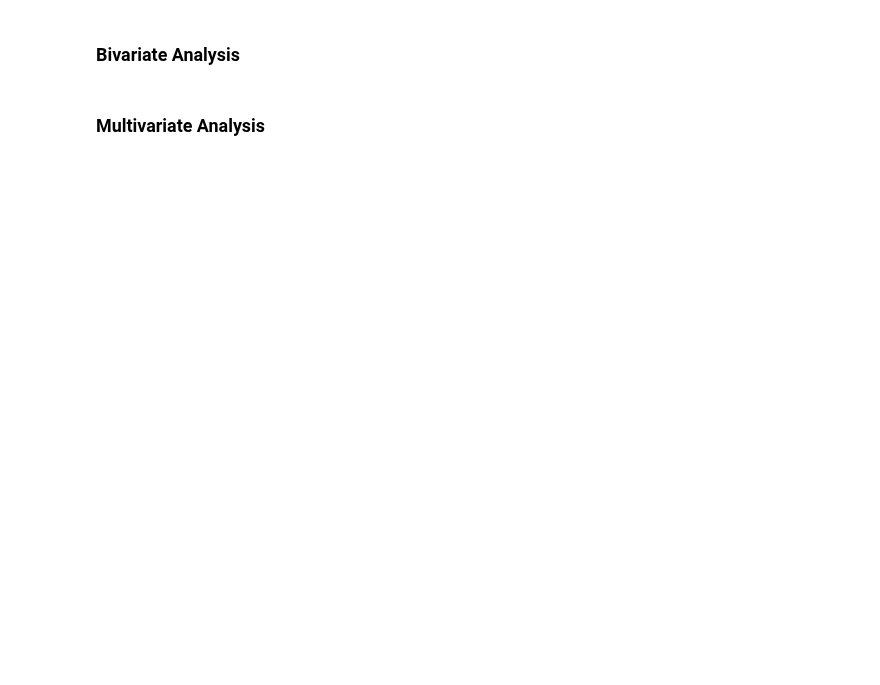
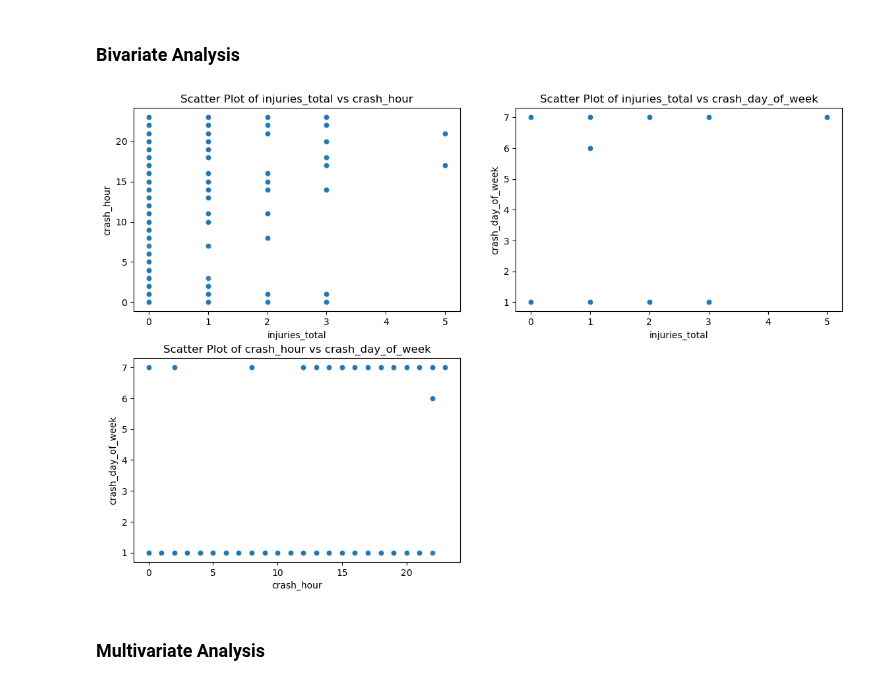
Before and after one commit to Ivan3864/dsc-Accidents-analysis, a Jupyter notebook: notebook.ipynb, the cells around one changed output. Drawn from its saved outputs; the diff is of its cells as text; code cells hidden in the pictures; blank space fills up the shorter version.

```diff
--- a/notebook.ipynb
+++ b/notebook.ipynb
@@ -329,0 +349,7 @@ Index([], dtype='object')
+# %%
+# Percentage distribution for categorical variables
+for col in categorical_columns:
+    percentage_distribution = cleaned_df3[col].value_counts(normalize=True) * 100
+    print(f'Percentage Distribution of {col}:')
+    print(percentage_distribution)
+    print()
@@ -330,4 +374,41 @@ Index([], dtype='object')
 # %% [markdown]
 ### Bivariate Analysis
+# %%
+# List of numeric columns for bivariate analysis
+numeric_columns = list(cleaned_df3.select_dtypes(include=['float', 'int64']).columns)
+
+# Select a subset of significant numeric columns for analysis
+significant_numeric_columns = ['injuries_total', 'crash_hour', 'crash_day_of_week']
+
+# Calculate the number of rows and columns for subplots
+num_rows = (len(significant_numeric_columns) + 1) // 2
+num_cols = 2
+
+# Create a figure with subplots
+fig, axes = plt.subplots(num_rows, num_cols, figsize=(12, 8))
+fig.tight_layout(pad=3.0)
+
+# Plot scatter plots for selected pairs of numeric variables
+for i, col1 in enumerate(significant_numeric_columns):
+    for j, col2 in enumerate(significant_numeric_columns):
+        if j <= i:  # Only plot lower triangle
+            continue
+
+        row = i
+        col = j - i - 1
+        ax = axes[row, col]
+
+        sns.scatterplot(data=cleaned_df3, x=col1, y=col2, ax=ax, alpha=0.7)
+        ax.set_title(f'Scatter Plot of {col1} vs {col2}')
+        ax.set_xlabel(col1)
+        ax.set_ylabel(col2)
+
+# Remove any empty subplots
+for i in range(len(significant_numeric_columns), num_rows * num_cols):
+    fig.delaxes(axes.flatten()[i])
+
+plt.show()
+# %% [output]
+[figure, added]
 # %% [markdown]
 ### Multivariate Analysis
```
Also changed, not shown: parts of 10 cells of this notebook.
